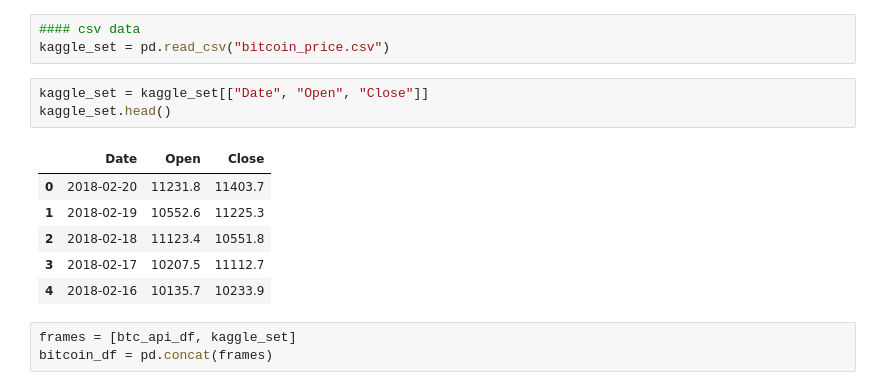
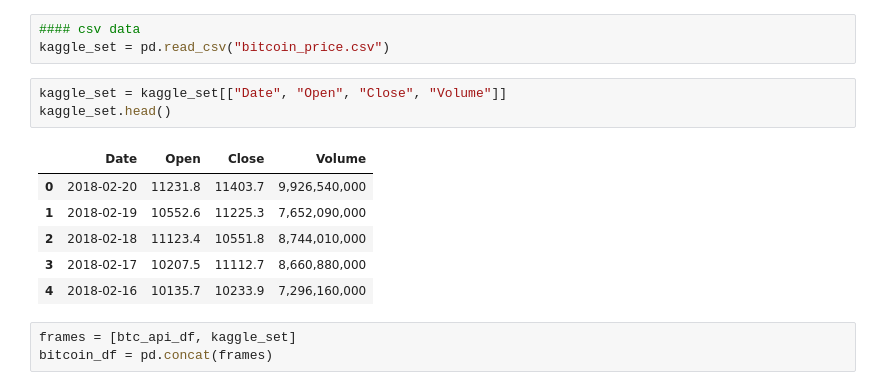
Before and after one commit to ibaloyan/Full_Stock, a Jupyter notebook: db/Btc_api_call_data.ipynb, the cells around one changed output. Drawn from its saved outputs; the diff is of its cells as text.

```diff
--- a/db/Btc_api_call_data.ipynb
+++ b/db/Btc_api_call_data.ipynb
@@ -82,15 +82,15 @@ btc_api_df.head()
 #### csv data
 kaggle_set = pd.read_csv("bitcoin_price.csv")
 # %%
-kaggle_set = kaggle_set[["Date", "Open", "Close"]]
+kaggle_set = kaggle_set[["Date", "Open", "Close", "Volume"]]
 kaggle_set.head()
 # %% [output]
-|  | Date | Open | Close |
-| 0 | 2018-02-20 | 11231.8 | 11403.7 |
-| 1 | 2018-02-19 | 10552.6 | 11225.3 |
-| 2 | 2018-02-18 | 11123.4 | 10551.8 |
-| 3 | 2018-02-17 | 10207.5 | 11112.7 |
-| 4 | 2018-02-16 | 10135.7 | 10233.9 |
+|  | Date | Open | Close | Volume |
+| 0 | 2018-02-20 | 11231.8 | 11403.7 | 9,926,540,000 |
+| 1 | 2018-02-19 | 10552.6 | 11225.3 | 7,652,090,000 |
+| 2 | 2018-02-18 | 11123.4 | 10551.8 | 8,744,010,000 |
+| 3 | 2018-02-17 | 10207.5 | 11112.7 | 8,660,880,000 |
+| 4 | 2018-02-16 | 10135.7 | 10233.9 | 7,296,160,000 |
 # %%
 frames = [btc_api_df, kaggle_set]
 bitcoin_df = pd.concat(frames)
```
Also changed, not shown: parts of 4 cells of this notebook, 3 other files.
